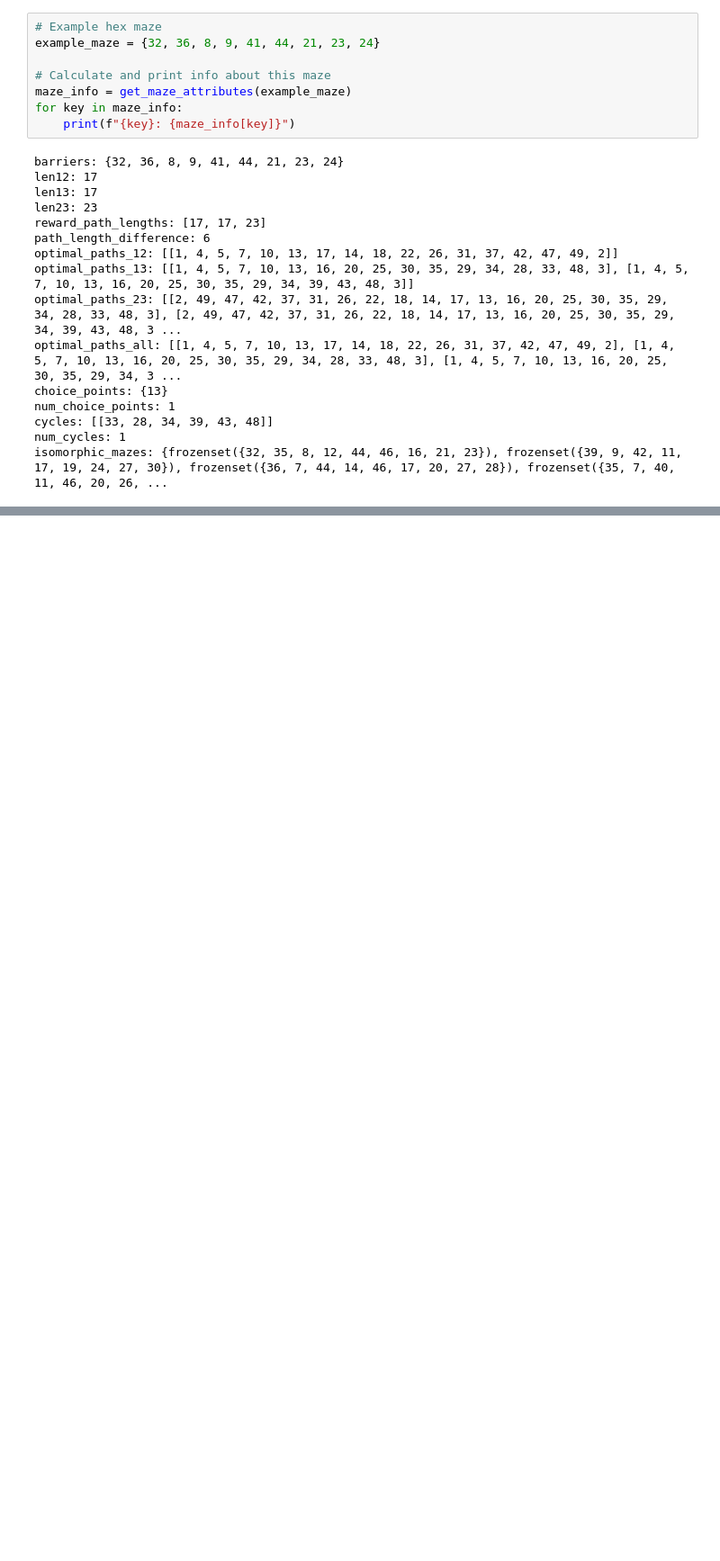
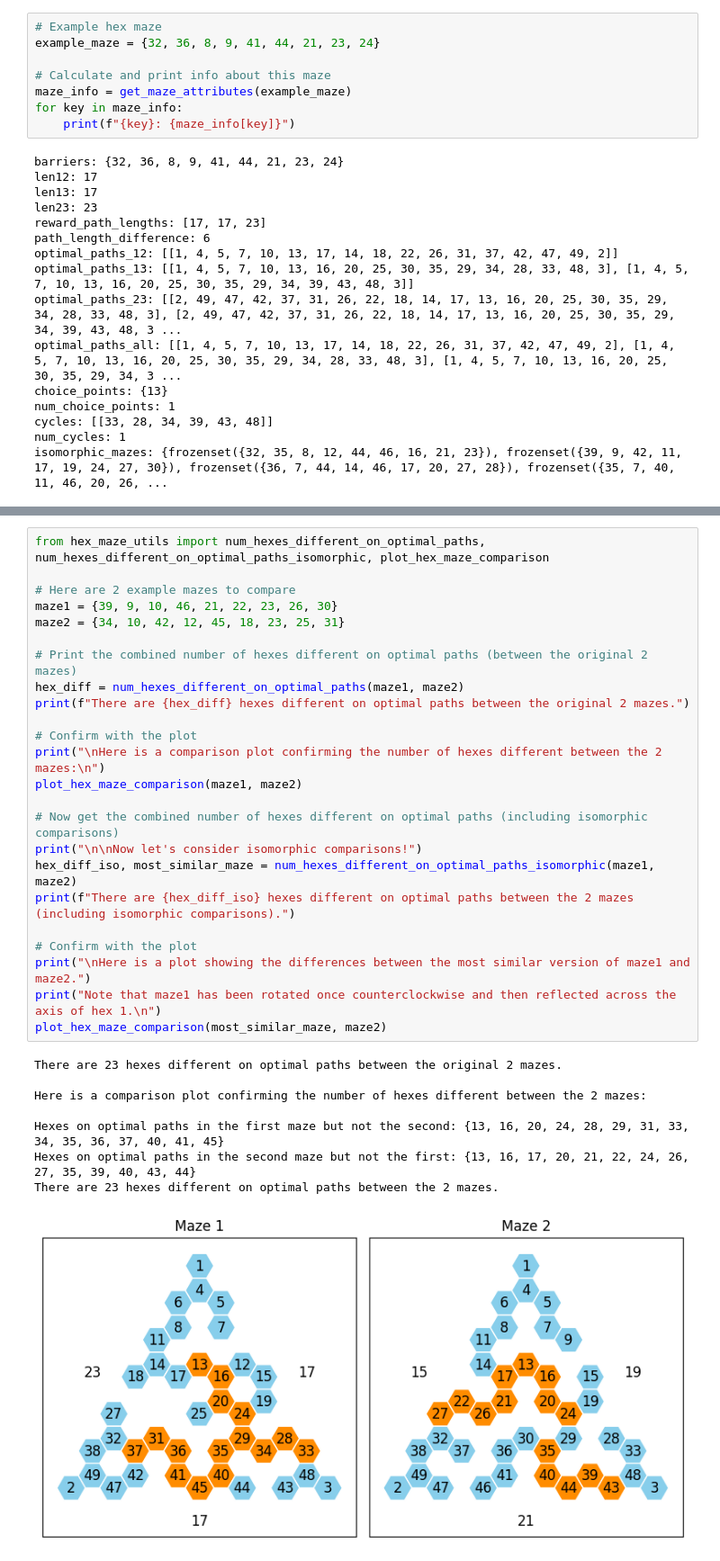
Before and after one commit to calderast/Hex-maze, a Jupyter notebook: Tutorials/Hex_Maze_Functions.ipynb, the cells around one changed output, grey strips where cells are left out. Shown at 90% size. Cells and saved outputs as stored; diff of their text form; blank space fills up the shorter version.

```diff
--- a/Tutorials/Hex_Maze_Functions.ipynb
+++ b/Tutorials/Hex_Maze_Functions.ipynb
@@ -325,0 +337,33 @@ We choose not to count 14 twice even though it appears on both lists. Our count
+# %%
+from hex_maze_utils import num_hexes_different_on_optimal_paths, num_hexes_different_on_optimal_paths_isomorphic, plot_hex_maze_comparison
+
+# Here are 2 example mazes to compare
+maze1 = {39, 9, 10, 46, 21, 22, 23, 26, 30}
+maze2 = {34, 10, 42, 12, 45, 18, 23, 25, 31}
+
+# Print the combined number of hexes different on optimal paths (between the original 2 mazes)
+hex_diff = num_hexes_different_on_optimal_paths(maze1, maze2)
+print(f"There are {hex_diff} hexes different on optimal paths between the original 2 mazes.")
+
+# Confirm with the plot
+print("\nHere is a comparison plot confirming the number of hexes different between the 2 mazes:\n")
+plot_hex_maze_comparison(maze1, maze2)
+
+# Now get the combined number of hexes different on optimal paths (including isomorphic comparisons)
+print("\n\nNow let's consider isomorphic comparisons!")
+hex_diff_iso, most_similar_maze = num_hexes_different_on_optimal_paths_isomorphic(maze1, maze2)
+print(f"There are {hex_diff_iso} hexes different on optimal paths between the 2 mazes (including isomorphic comparisons).")
+
+# Confirm with the plot
+print("\nHere is a plot showing the differences between the most similar version of maze1 and maze2.")
+print("Note that maze1 has been rotated once counterclockwise and then reflected across the axis of hex 1.\n")
+plot_hex_maze_comparison(most_similar_maze, maze2)
+# %% [output]
+There are 23 hexes different on optimal paths between the original 2 mazes.
+
+Here is a comparison plot confirming the number of hexes different between the 2 mazes:
+
+Hexes on optimal paths in the first maze but not the second: {13, 16, 20, 24, 28, 29, 31, 33, 34, 35, 36, 37, 40, 41, 45}
+Hexes on optimal paths in the second maze but not the first: {13, 16, 17, 20, 21, 22, 24, 26, 27, 35, 39, 40, 43, 44}
+There are 23 hexes different on optimal paths between the 2 mazes.
+[figure, added]
```
Also changed, not shown: parts of 14 cells of this notebook, 14 other files.
